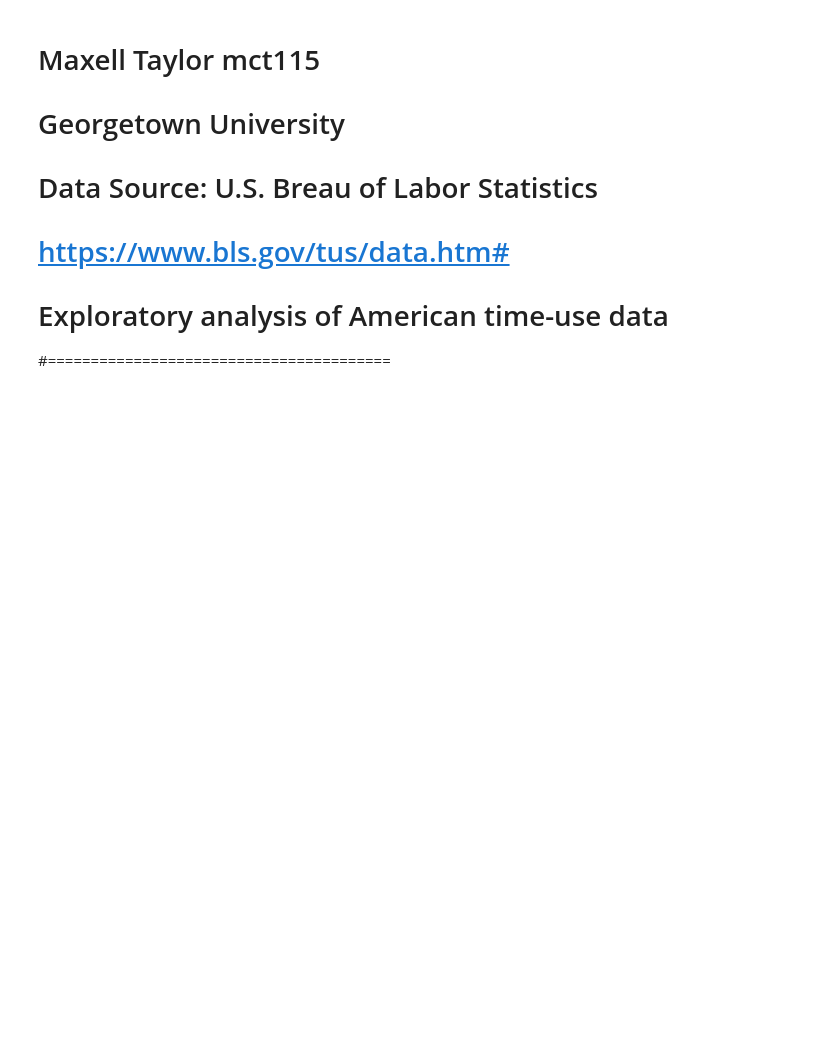
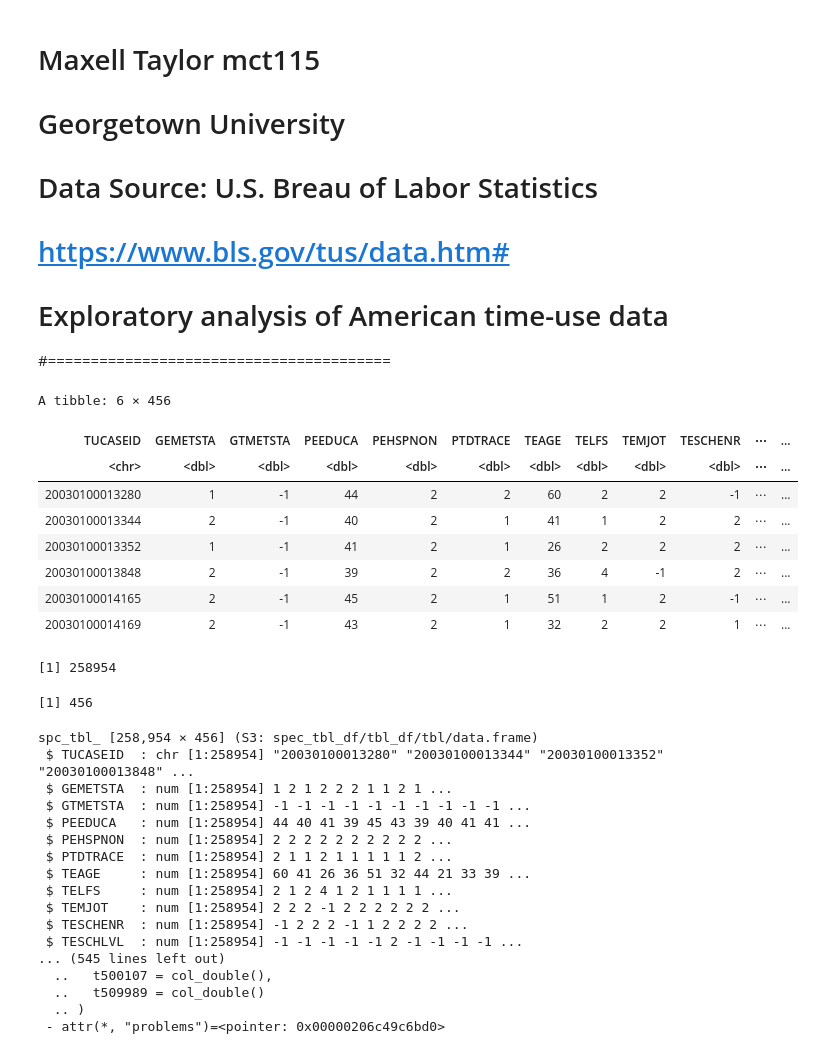
Before and after one commit to MaxCTaylor/DataViz-Visual-Narative, a Jupyter notebook: Analysis/explore_atus.ipynb, the cells around one changed output. Cells and saved outputs as stored; diff of their text form; code cells hidden in the pictures; blank space fills up the shorter version.

Commit message:
Starting data exploration, requires shrinking df

```diff
--- a/Analysis/explore_atus.ipynb
+++ b/Analysis/explore_atus.ipynb
@@ -72,3 +72,39 @@ atus_act <- read_csv(
     .default = col_guess()
   )
 )
+# %%
+# Summary
+# PDF DataViz.Narrative\Analysis\Data\Raw\atusintcodebk0325.pdf
+head(atus_summary)
+nrow(atus_summary)
+ncol(atus_summary)
+str(atus_summary)
+# %% [output]
+A tibble: 6 × 456
+| TUCASEID | GEMETSTA | GTMETSTA | PEEDUCA | PEHSPNON | PTDTRACE | TEAGE | TELFS | TEMJOT | TESCHENR | ⋯ | ... |
+| <chr> | <dbl> | <dbl> | <dbl> | <dbl> | <dbl> | <dbl> | <dbl> | <dbl> | <dbl> | ⋯ | ... |
+| 20030100013280 | 1 | -1 | 44 | 2 | 2 | 60 | 2 | 2 | -1 | ⋯ | ... |
+| 20030100013344 | 2 | -1 | 40 | 2 | 1 | 41 | 1 | 2 | 2 | ⋯ | ... |
+| 20030100013352 | 1 | -1 | 41 | 2 | 1 | 26 | 2 | 2 | 2 | ⋯ | ... |
+| 20030100013848 | 2 | -1 | 39 | 2 | 2 | 36 | 4 | -1 | 2 | ⋯ | ... |
+| 20030100014165 | 2 | -1 | 45 | 2 | 1 | 51 | 1 | 2 | -1 | ⋯ | ... |
+| 20030100014169 | 2 | -1 | 43 | 2 | 1 | 32 | 2 | 2 | 1 | ⋯ | ... |
+[1] 258954
+[1] 456
+spc_tbl_ [258,954 × 456] (S3: spec_tbl_df/tbl_df/tbl/data.frame)
+ $ TUCASEID  : chr [1:258954] "20030100013280" "20030100013344" "20030100013352" "20030100013848" ...
+ $ GEMETSTA  : num [1:258954] 1 2 1 2 2 2 1 1 2 1 ...
+ $ GTMETSTA  : num [1:258954] -1 -1 -1 -1 -1 -1 -1 -1 -1 -1 ...
+ $ PEEDUCA   : num [1:258954] 44 40 41 39 45 43 39 40 41 41 ...
+ $ PEHSPNON  : num [1:258954] 2 2 2 2 2 2 2 2 2 2 ...
+ $ PTDTRACE  : num [1:258954] 2 1 1 2 1 1 1 1 1 2 ...
+ $ TEAGE     : num [1:258954] 60 41 26 36 51 32 44 21 33 39 ...
+ $ TELFS     : num [1:258954] 2 1 2 4 1 2 1 1 1 1 ...
+ $ TEMJOT    : num [1:258954] 2 2 2 -1 2 2 2 2 2 2 ...
+ $ TESCHENR  : num [1:258954] -1 2 2 2 -1 1 2 2 2 2 ...
+ $ TESCHLVL  : num [1:258954] -1 -1 -1 -1 -1 2 -1 -1 -1 -1 ...
+... (545 lines left out)
+  ..   t500107 = col_double(),
+  ..   t509989 = col_double()
+  .. )
+ - attr(*, "problems")=<pointer: 0x00000206c49c6bd0>
```
Also changed, not shown: parts of 1 cell of this notebook.
